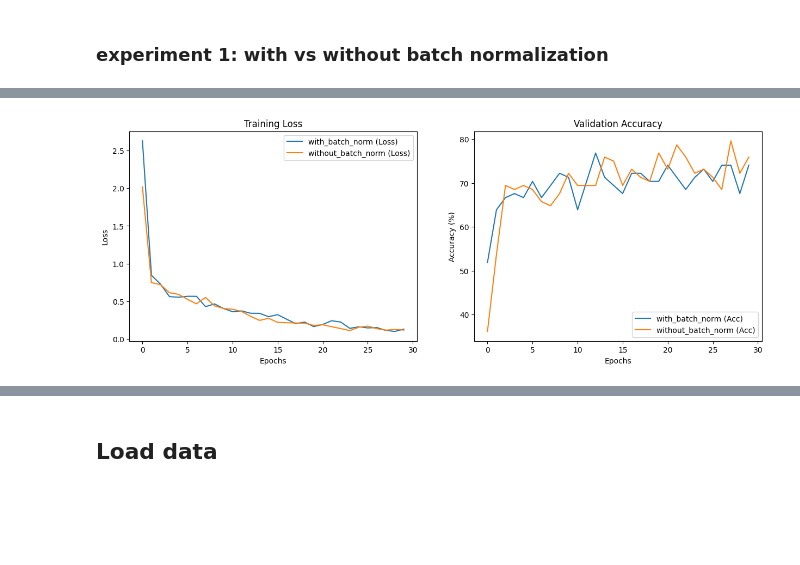
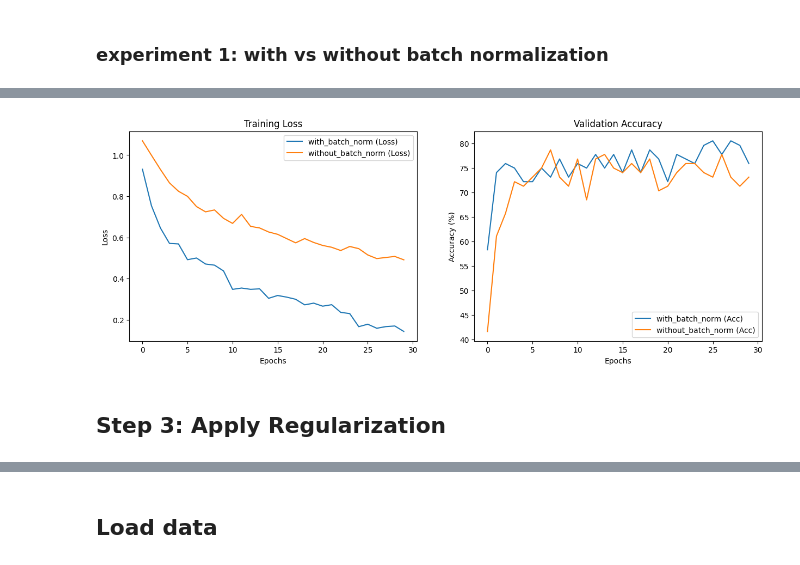
Before and after one commit to shaytoledo/fainting_image_classifier, a Jupyter notebook: final_project_pytorch/main.ipynb, the cells around one changed output, grey strips where cells are left out. Drawn from its saved outputs; the diff is of its cells as text; code cells hidden in the pictures; blank space fills up the shorter version.

Commit message:
starting part 2

```diff
--- a/final_project_pytorch/main.ipynb
+++ b/final_project_pytorch/main.ipynb
@@ -235,13 +235,15 @@ def get_loaders(data_root='./data', batch_size=16, train_split=0.8, use_augmenta
 # %%
 class CNNExperiment:
     def __init__(self, model, train_loader, val_loader, optimizer="Adam", momentum=0.9):
-        self.device = torch.device("cuda" if torch.cuda.is_available() else "cpu")
+        self.device = torch.device("mps" if torch.cuda.is_available() else "cpu")
+        print(f"Using {self.device} device")
         self.model = model.to(self.device)
         self.train_loader = train_loader
         self.val_loader = val_loader
         self.optimizer = optimizer
         self.momentum = momentum
         self.criterion = nn.CrossEntropyLoss()
+        self.batch_size = train_loader.batch_size
         self.history = {'train_loss': [], 'val_acc': []}
 
     def train_epoch(self, optimizer):
@@ -272,12 +274,18 @@ class CNNExperiment:
                 correct += (predicted == labels).sum().item()
         return 100 * correct / total
 
-    def run(self, epochs, lr=1e-4):
-        print(f"--------- start experiment with: epochs={epochs} | lr={lr} | batch_size={train_loader.batch_size}---------")
-        optimizer = optim.Adam(self.model.parameters(), lr=lr) if self.optimizer == "Adam" else optim.SGD(self.model.parameters(), lr=lr, momentum=0.9)
+    def run(self, epochs, lr=1e-4, weight_decay:float=0, momentum:float=0.9, save_model=False):
+        best_acc = 0.0
+        print(f"--------- start experiment with: epochs={epochs} | lr={lr} | batch_size={self.batch_size}---------")
+        optimizer = optim.Adam(self.model.parameters(), lr=lr, weight_decay=weight_decay) if self.optimizer == "Adam" else optim.SGD(self.model.parameters(), lr=lr, momentum=momentum)
         for epoch in range(epochs):
             loss = self.train_epoch(optimizer)
             acc = self.evaluate()
+            if save_model and acc > best_acc:
+                best_acc = acc
+                torch.save(model.state_dict(), './models/best_cifar10_model.pth')
+                print(f"New record! Model saved with accuracy: {best_acc}%")
+
             self.history['train_loss'].append(loss)
             self.history['val_acc'].append(acc)
             print(f"Epoch {epoch+1}/{epochs} - Loss: {loss:.4f}, Val Acc: {acc:.2f}%")
@@ -623,11 +642,11 @@ train_loader, val_loader = get_loaders(use_augmentation=True)
 
 model = BnShallowCNN()
 with_batch_norm_exp = CNNExperiment(model, train_loader, val_loader)
-with_batch_norm_exp.run(epochs=30, lr=1e-3)
+with_batch_norm_exp.run(epochs=30, lr=1e-4)
 
 model = ShallowCNN()
 without_batch_norm_exp = CNNExperiment(model, train_loader, val_loader)
-without_batch_norm_exp.run(epochs=30, lr=1e-3)
+without_batch_norm_exp.run(epochs=30, lr=1e-4)
 
 plot_experiment_results([with_batch_norm_exp.history, without_batch_norm_exp.history], ["with_batch_norm", "without_batch_norm"])
 # %% [output]
@@ -651 +670,3 @@ Epoch 30/30 - Loss: 0.1163, Val Acc: 75.93%
-[figure, old version]
+[figure, new version]
+# %% [markdown]
+## Step 3: Apply Regularization
```
Also changed, not shown: parts of 22 cells of this notebook, 1 other file.
